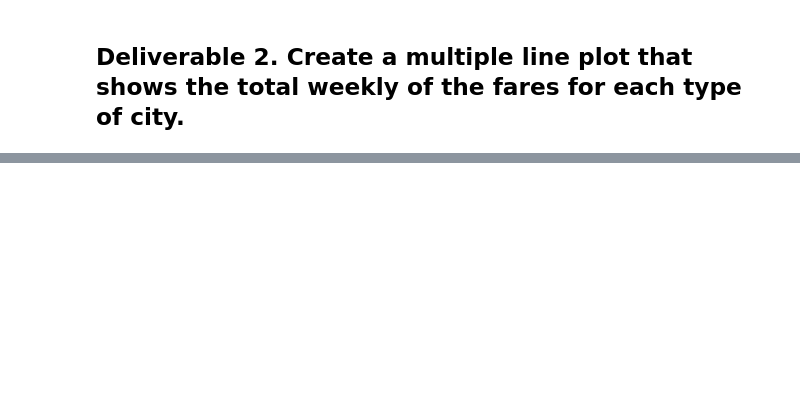
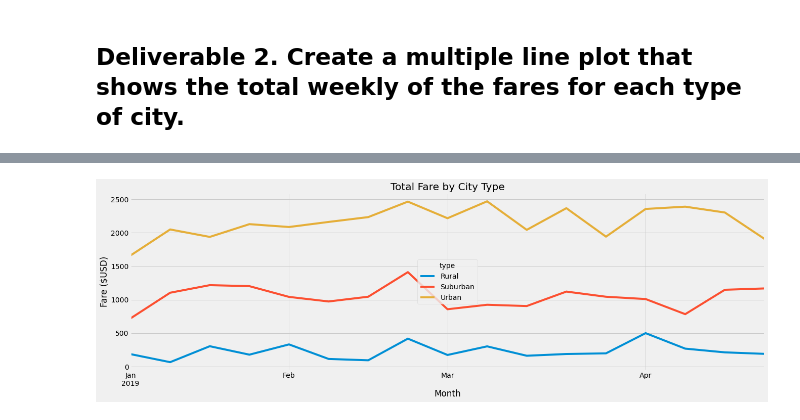
Before and after one commit to JoelS-76/PyBer_Analysis, a Jupyter notebook: PyBer_Challenge.ipynb, the cells around one changed output, grey strips where cells are left out. Cells and saved outputs as stored; diff of their text form; code cells hidden in the pictures; blank space fills up the shorter version.

```diff
--- a/PyBer_Challenge.ipynb
+++ b/PyBer_Challenge.ipynb
@@ -139,3 +182,5 @@ pyber_summary_df.style.format({"Total Fares": "${:.2f}",
 # %%
 # 4. Create a pivot table with the 'date' as the index, the columns ='type', and values='fare'
 # to get the total fares for each type of city by the date.
+weekly_fares_df_pivot = weekly_fares_df.pivot(index='date', columns='type', values='fare')
+weekly_fares_df_pivot.head(10)
@@ -142,2 +200,4 @@ pyber_summary_df.style.format({"Total Fares": "${:.2f}",
 # %%
 # 5. Create a new DataFrame from the pivot table DataFrame using loc on the given dates, '2019-01-01':'2019-04-29'.
+Jan_Apr_fares_df = weekly_fares_df_pivot.loc[("2019-01-01") : ("2019-04-28")]
+Jan_Apr_fares_df
@@ -144,5 +219,5 @@ pyber_summary_df.style.format({"Total Fares": "${:.2f}",
 # %%
 # 6. Set the "date" index to datetime datatype. This is necessary to use the resample() method in Step 8.
-# df.index = pd.to_datetime(df.index)
+Jan_Apr_fares_df.index = pd.to_datetime(Jan_Apr_fares_df.index)
 # %%
 # 7. Check that the datatype for the index is datetime using df.info()
@@ -149,2 +236,4 @@ pyber_summary_df.style.format({"Total Fares": "${:.2f}",
 # %%
 # 8. Create a new DataFrame using the "resample()" function by week 'W' and get the sum of the fares for each week.
+Jan_Apr_fares_week = Jan_Apr_fares_df.resample("W").sum()
+Jan_Apr_fares_week
@@ -157,0 +260,16 @@ style.use('fivethirtyeight')
+# %%
+# Import the style from Matplotlib.
+from matplotlib import style
+# Use the graph style fivethirtyeight.
+style.use('fivethirtyeight')
+
+
+ax=Jan_Apr_fares_week.plot(figsize=(20, 6))
+ax.set_ylabel("Fare ($USD)")
+# Create a title.
+ax.set_title("Total Fare by City Type")
+ax.set_xlabel("Month")
+plt.savefig("analysis/pyber_fare_summary.png")
+plt.show()
+# %% [output]
+[figure, added]
```
Also changed, not shown: parts of 10 cells of this notebook.
